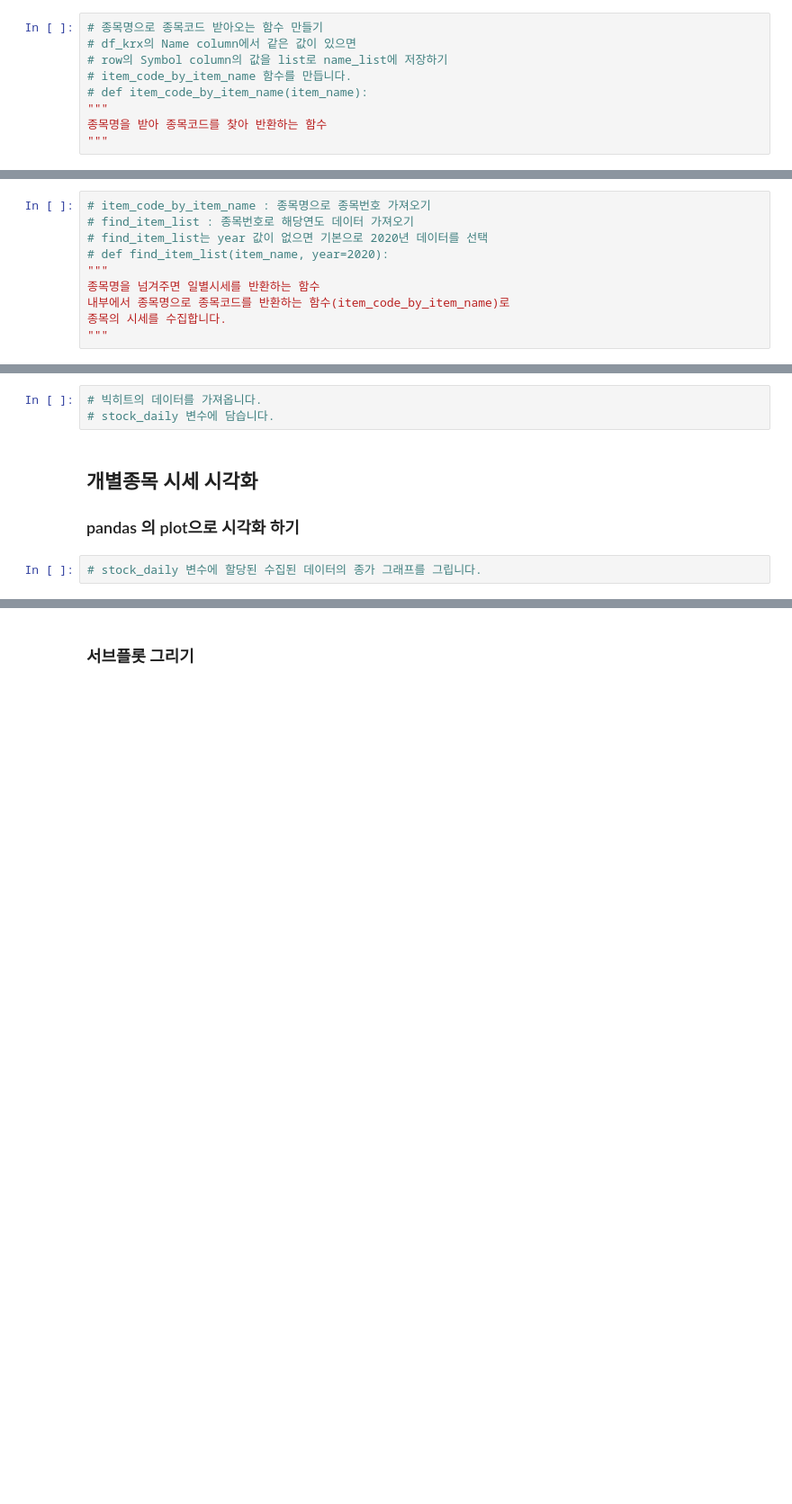
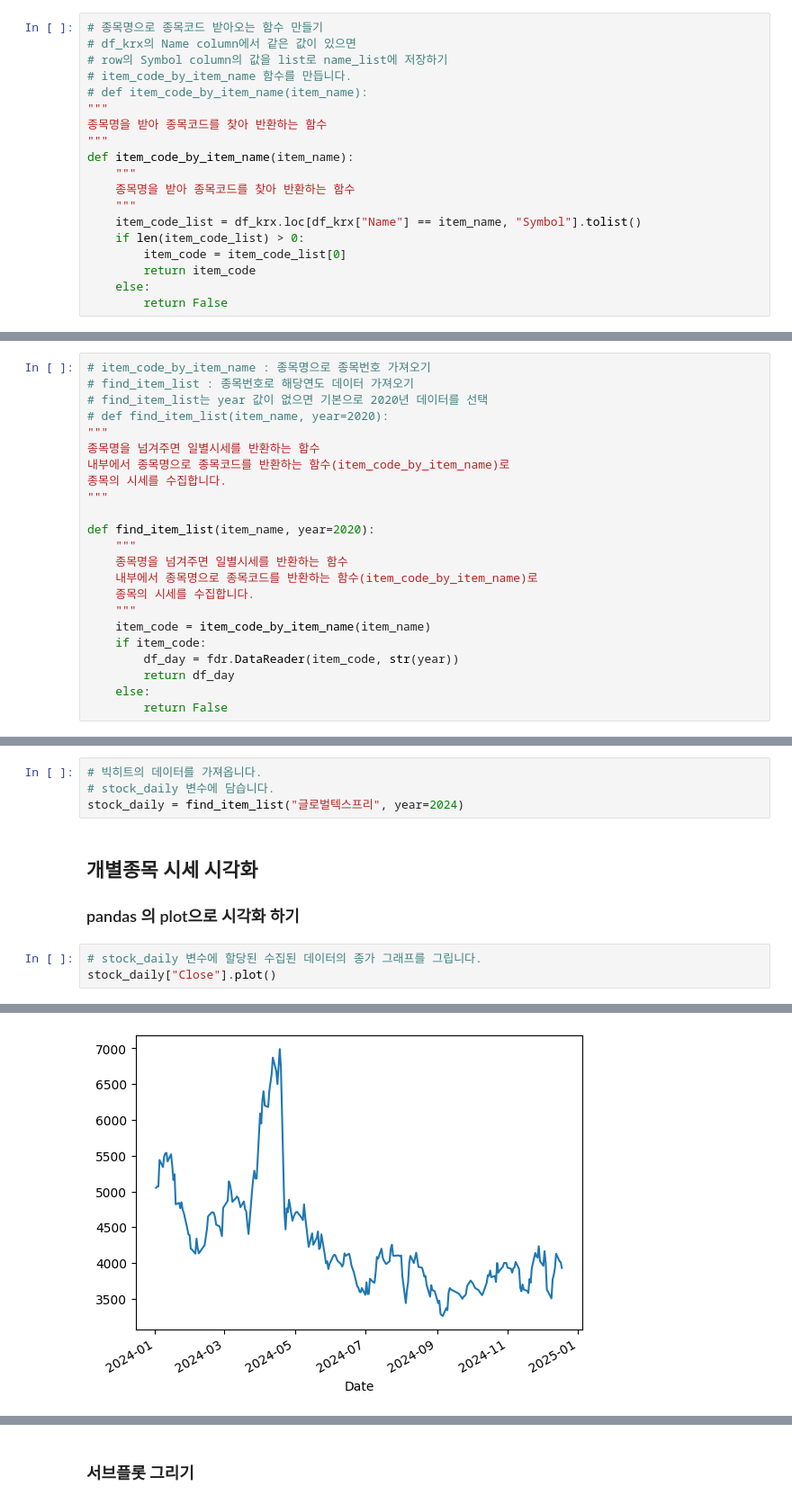
Before and after one commit to neguri0235/finance-data-analysis, a Jupyter notebook: 3.1 FinanceDataReader를 통한 개별종목 수집하기-input.ipynb, the cells around one changed output, grey strips where cells are left out. Shown: that part at 90% size. Cells and saved outputs as stored; diff of their text form; blank space fills up the shorter version.

```diff
--- a/3.1 FinanceDataReader를 통한 개별종목 수집하기-input.ipynb
+++ b/3.1 FinanceDataReader를 통한 개별종목 수집하기-input.ipynb
@@ -112,6 +112,16 @@ df.loc[df_krx["Name"] == "하이브", "Symbol"].tolist()[0]
 """
 종목명을 받아 종목코드를 찾아 반환하는 함수
 """
+def item_code_by_item_name(item_name):
+    """
+    종목명을 받아 종목코드를 찾아 반환하는 함수
+    """
+    item_code_list = df_krx.loc[df_krx["Name"] == item_name, "Symbol"].tolist()
+    if len(item_code_list) > 0:
+        item_code = item_code_list[0]
+        return item_code
+    else:
+        return False
 # %%
 # 네이버로 등록된 상장사는 없습니다.
 # 잘못 입력된 텍스트에 대해 예외처리를 하는지 확인합니다.
@@ -133,6 +170,19 @@ df.loc[df_krx["Name"] == "하이브", "Symbol"].tolist()[0]
 내부에서 종목명으로 종목코드를 반환하는 함수(item_code_by_item_name)로
 종목의 시세를 수집합니다.
 """
+
+def find_item_list(item_name, year=2020):
+    """
+    종목명을 넘겨주면 일별시세를 반환하는 함수
+    내부에서 종목명으로 종목코드를 반환하는 함수(item_code_by_item_name)로
+    종목의 시세를 수집합니다.
+    """
+    item_code = item_code_by_item_name(item_name)
+    if item_code:
+        df_day = fdr.DataReader(item_code, str(year))
+        return df_day
+    else:
+        return False
 # %% [markdown]
 ### 종목명으로 일별 시세를 잘 가져오는지 확인하기
 # %%
@@ -140,8 +206,11 @@ df.loc[df_krx["Name"] == "하이브", "Symbol"].tolist()[0]
 # %%
 # 빅히트의 데이터를 가져옵니다.
 # stock_daily 변수에 담습니다.
+stock_daily = find_item_list("글로벌텍스프리", year=2024)
 # %% [markdown]
 ## 개별종목 시세 시각화
 ### pandas 의 plot으로 시각화 하기
 # %%
 # stock_daily 변수에 할당된 수집된 데이터의 종가 그래프를 그립니다.
+stock_daily["Close"].plot()
+# %% [output]
@@ -148,2 +218,3 @@ df.loc[df_krx["Name"] == "하이브", "Symbol"].tolist()[0]
+[figure, added]
 # %%
 # 전체 데이터프레임을 plot() 으로 시각화 하면 수치 데이터 전체를 선그래프로 그립니다.
```
Also changed, not shown: parts of 12 cells of this notebook.
